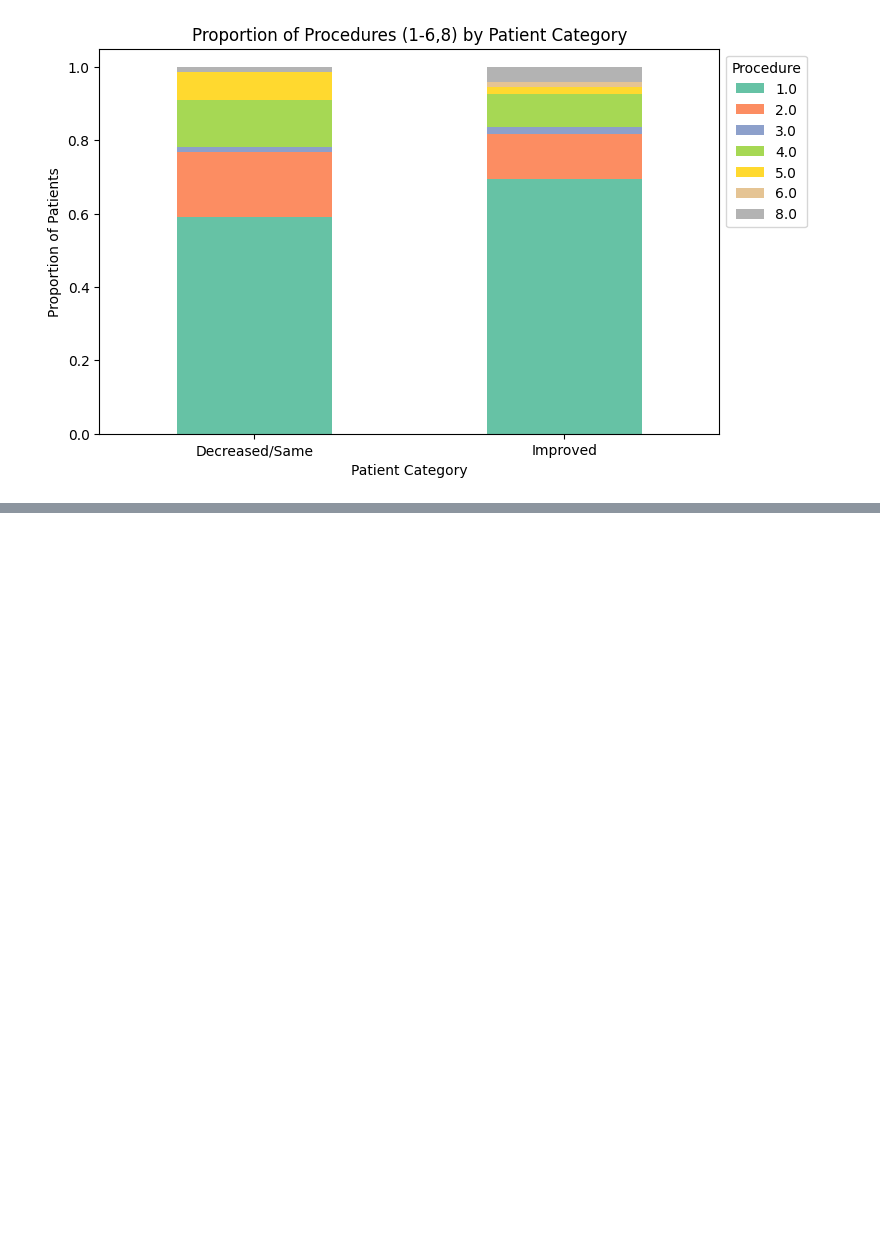
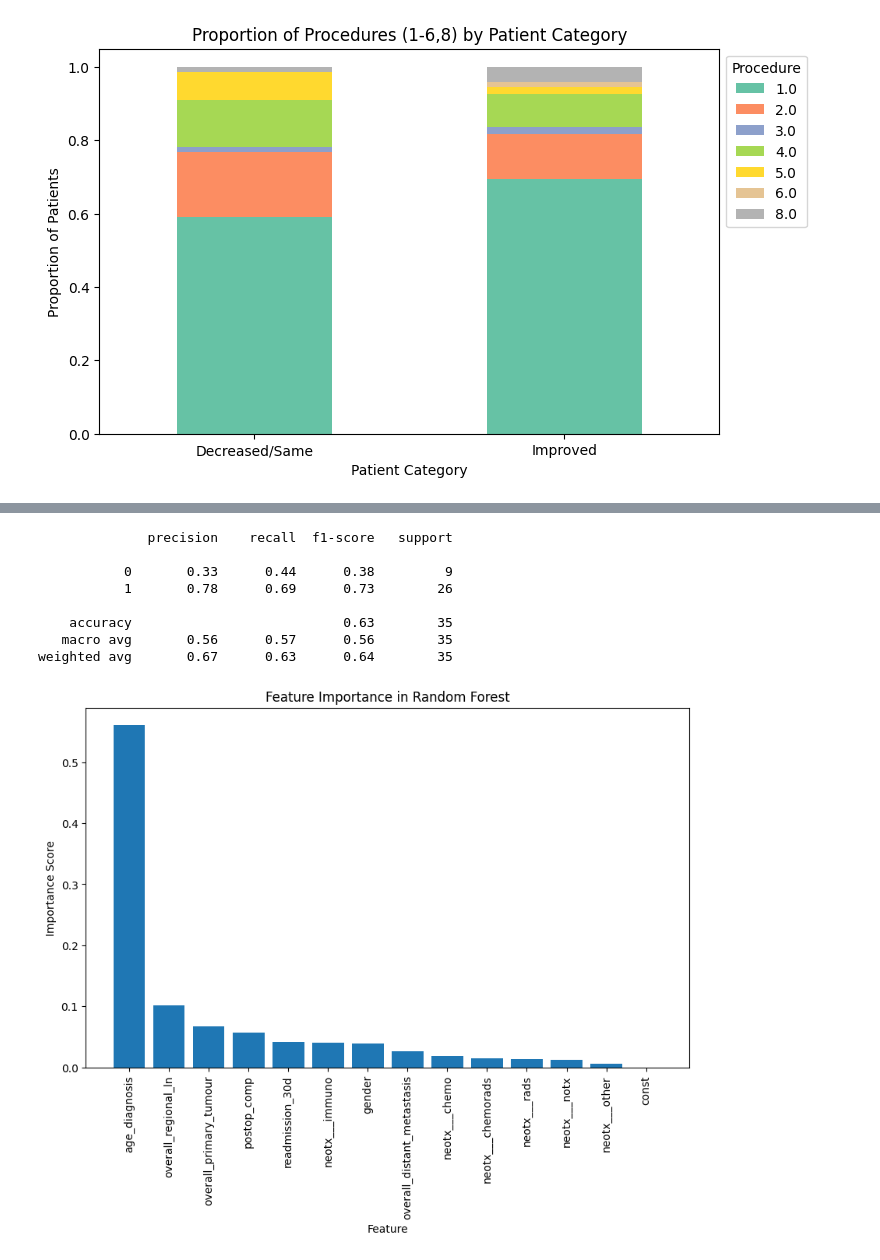
Before and after one commit to Crump-Lab/ESO_project, a Jupyter notebook: notebooks/ESO_ED_analysis_pre_n_baseline3.ipynb, the cells around one changed output, grey strips where cells are left out. Saved outputs shown, nothing was run; the diff lists cells and outputs as text; code cells hidden in the pictures; blank space fills up the shorter version.

```diff
--- a/notebooks/ESO_ED_analysis_pre_n_baseline3.ipynb
+++ b/notebooks/ESO_ED_analysis_pre_n_baseline3.ipynb
@@ -1748,0 +1956,43 @@ plt.show()
+# %%
+from sklearn.ensemble import RandomForestClassifier
+from sklearn.model_selection import train_test_split
+from sklearn.metrics import classification_report
+
+# Train-test split
+X_train, X_test, y_train, y_test = train_test_split(X, y, test_size=0.2, random_state=42)
+
+# Train Random Forest
+rf_model = RandomForestClassifier(n_estimators=100, random_state=42)
+rf_model.fit(X_train, y_train)
+
+# Predictions and evaluation
+y_pred = rf_model.predict(X_test)
+print(classification_report(y_test, y_pred))
+
+
+
+# Get feature importances
+importances = rf_model.feature_importances_
+feature_names = X.columns
+
+# Sort features by importance
+indices = np.argsort(importances)[::-1]
+
+# Plot feature importance
+plt.figure(figsize=(10, 6))
+plt.title("Feature Importance in Random Forest")
+plt.bar(range(X.shape[1]), importances[indices], align="center")
+plt.xticks(range(X.shape[1]), feature_names[indices], rotation=90)
+plt.xlabel("Feature")
+plt.ylabel("Importance Score")
+plt.show()
+# %% [output]
+              precision    recall  f1-score   support
+
+           0       0.33      0.44      0.38         9
+           1       0.78      0.69      0.73        26
+
+    accuracy                           0.63        35
+   macro avg       0.56      0.57      0.56        35
+weighted avg       0.67      0.63      0.64        35
+[figure, added]
```
Also changed, not shown: parts of 12 cells of this notebook.
